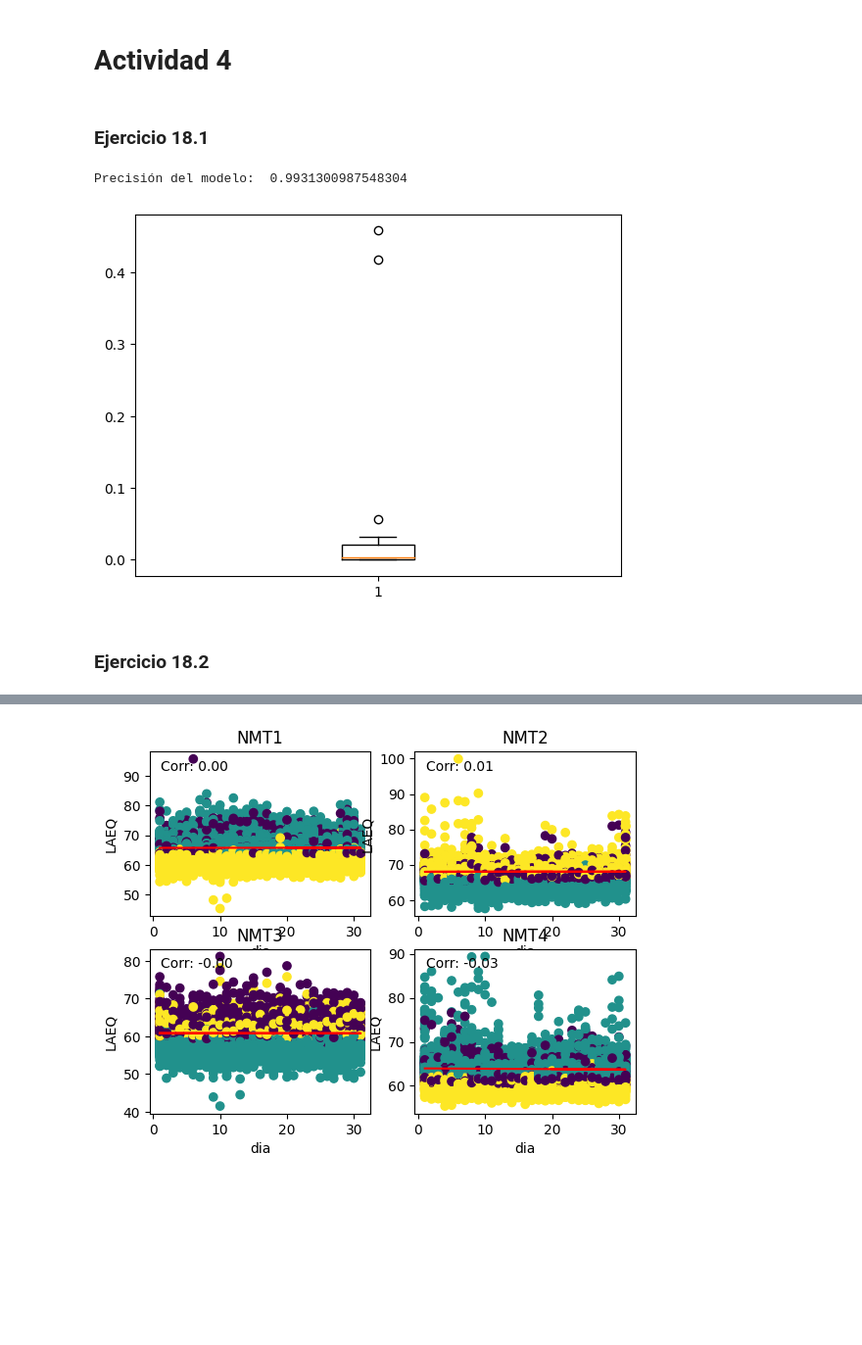
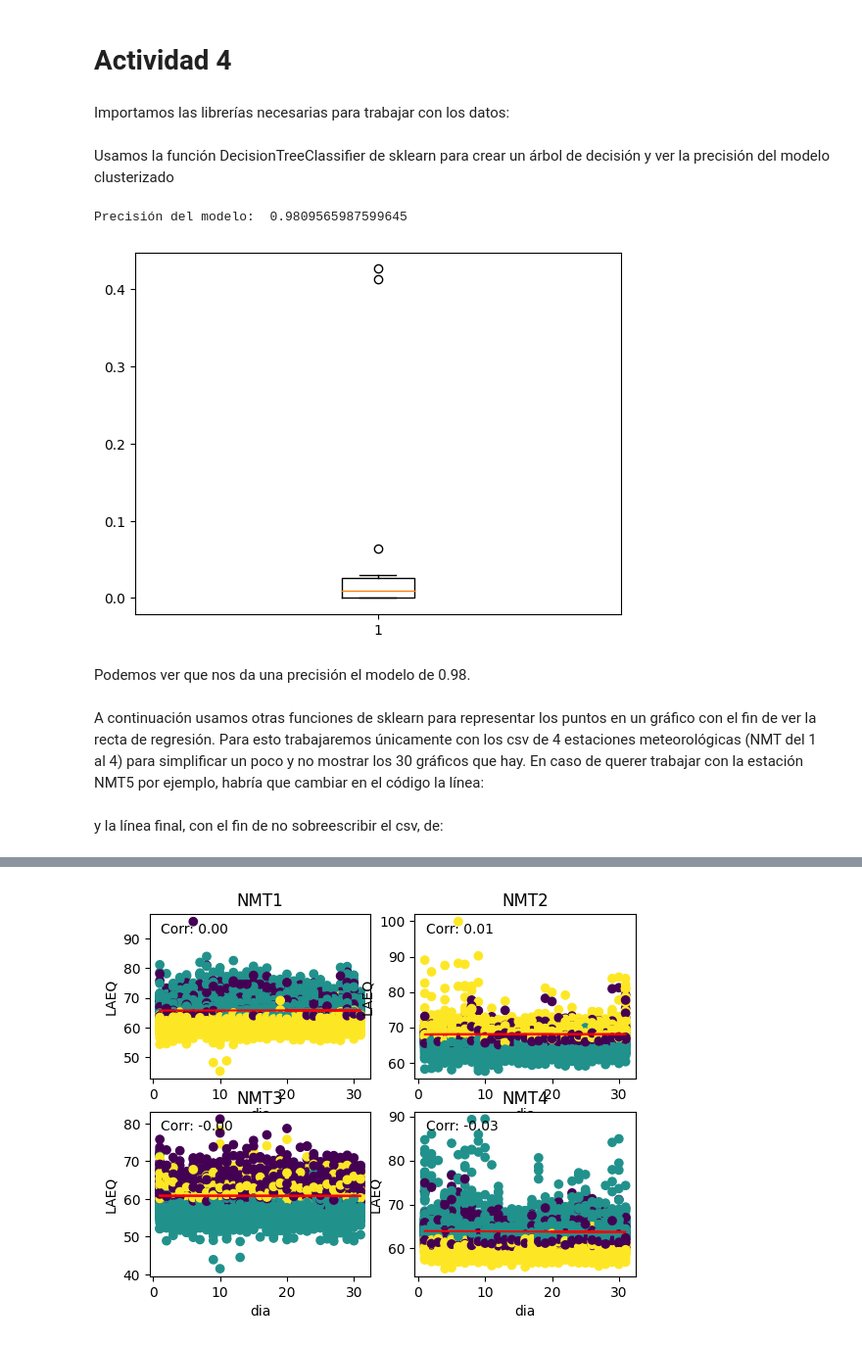
Before and after one commit to RubenGenillo/Proyecto_CONVIVE_Grupo3_repositorio, a Jupyter notebook: codigo coil/nb__2/Actividad4.ipynb, the cells around one changed output, grey strips where cells are left out. Shown: that part at 98% size. Saved outputs shown, nothing was run; the diff lists cells and outputs as text; code cells hidden in the pictures; blank space fills up the shorter version.

Commit message:
finalizado

```diff
--- a/codigo coil/nb__2/Actividad4.ipynb
+++ b/codigo coil/nb__2/Actividad4.ipynb
@@ -1,7 +59,7 @@
 # %% [markdown]
 # Actividad 4
-# %% [markdown]
-### Ejercicio 18.1
+# %% [markdown]
+Importamos las librerías necesarias para trabajar con los datos:
 # %%
 from sklearn import tree
 import pandas as pd
@@ -10,41 +68,46 @@ import matplotlib.pyplot as plt
 from sklearn.model_selection import train_test_split
 from sklearn.metrics import accuracy_score
 import math
+# %% [markdown]
+Usamos la función DecisionTreeClassifier de sklearn para crear un árbol de decisión y ver la precisión del modelo clusterizado
 # %%
 from sklearn.tree import DecisionTreeClassifier
 
 # Cargar el csv
-df = pd.read_csv('clusterizado_2.csv', sep=';')
+df = pd.read_csv('clusterizado_1.csv', sep=';')
 
 # Separar en X e y
 X = df.drop(['cluster'], axis=1)
 y = df['cluster']
 
 # Separar en train y test
 X_train, X_test, y_train, y_test = train_test_split(X, y, test_size=0.2, random_state=100) #nos permite dividir un dataset en dos bloques, típicamente bloques destinados al entrenamiento y validación del modelo (llamemos a estos bloques "bloque de entrenamiento " y "bloque de pruebas" para mantener la coherencia con el nombre de la función).
 
 # Crear el modelo
 model = DecisionTreeClassifier(random_state=100)
 
 # Entrenar el modelo
 model.fit(X_train, y_train)
 
 # Predecir con el modelo
 y_pred = model.predict(X_test)
 
 # Calcular la precisión del modelo
 print('Precisión del modelo: ', accuracy_score(y_test, y_pred))
 
 # Mostrar las importancias de cada variable
 importances = model.feature_importances_
 
 # hacer grafico por bigotes
 plt.boxplot(importances)
 
 # Mostrar el gráfico
 plt.show()
 # %% [output]
-Precisión del modelo:  0.9931300987548304
+Precisión del modelo:  0.9809565987599645
-[figure, old version]
+[figure, new version]
-# %% [markdown]
-### Ejercicio 18.2
+# %% [markdown]
+Podemos ver que nos da una precisión el modelo de 0.98.
+# %% [markdown]
+A continuación usamos otras funciones de sklearn para representar los puntos en un gráfico con el fin de ver la recta de regresión.
+Para esto trabajaremos únicamente con los csv de 4 estaciones meteorológicas (NMT del 1 al 4) para simplificar un poco y no mostrar los 30 gráficos que hay. En caso de querer trabajar con la estación NMT5 por ejemplo, habría que cambiar en el código la línea:
@@ -50,0 +116,2 @@ Precisión del modelo:  0.9931300987548304
+# %% [markdown]
+y la línea final, con el fin de no sobreescribir el csv, de:
```
Also changed, not shown: parts of 32 cells of this notebook.
